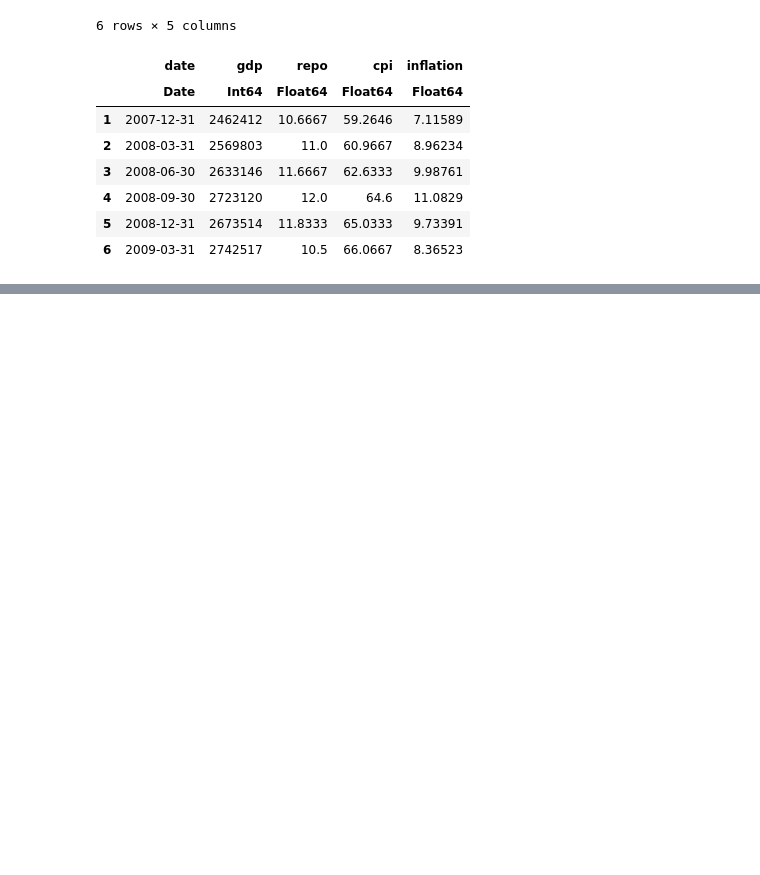
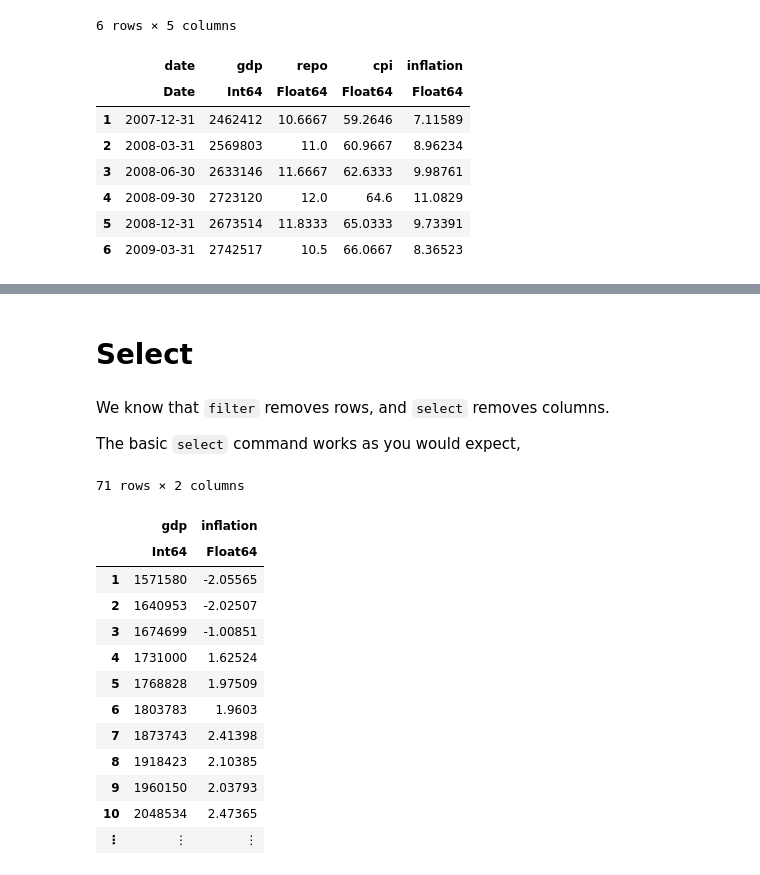
Before and after one commit to DawievLill/DataScience-871, a Jupyter notebook: 05-julia-data/05-julia-data.ipynb, the cells around one changed output, grey strips where cells are left out. Saved outputs shown, nothing was run; the diff lists cells and outputs as text; code cells hidden in the pictures; blank space fills up the shorter version.

```diff
--- a/05-julia-data/05-julia-data.ipynb
+++ b/05-julia-data/05-julia-data.ipynb
@@ -472,0 +500,23 @@ filter(:repo => repo_geq_ten, sa_data)
+# %% [markdown]
+# Select
+# %% [markdown]
+We know that `filter` removes rows, and `select` removes columns.
+
+The basic `select` command works as you would expect,
+# %%
+select(sa_data, :gdp, :inflation)
+# %% [output]
+71 rows × 2 columns
+|  | gdp | inflation |
+|  | Int64 | Float64 |
+| 1 | 1571580 | -2.05565 |
+| 2 | 1640953 | -2.02507 |
+| 3 | 1674699 | -1.00851 |
+| 4 | 1731000 | 1.62524 |
+| 5 | 1768828 | 1.97509 |
+| 6 | 1803783 | 1.9603 |
+| 7 | 1873743 | 2.41398 |
+| 8 | 1918423 | 2.10385 |
+| 9 | 1960150 | 2.03793 |
+| 10 | 2048534 | 2.47365 |
+| ⋮ | ⋮ | ⋮ |
```
Also changed, not shown: parts of 10 cells of this notebook.
